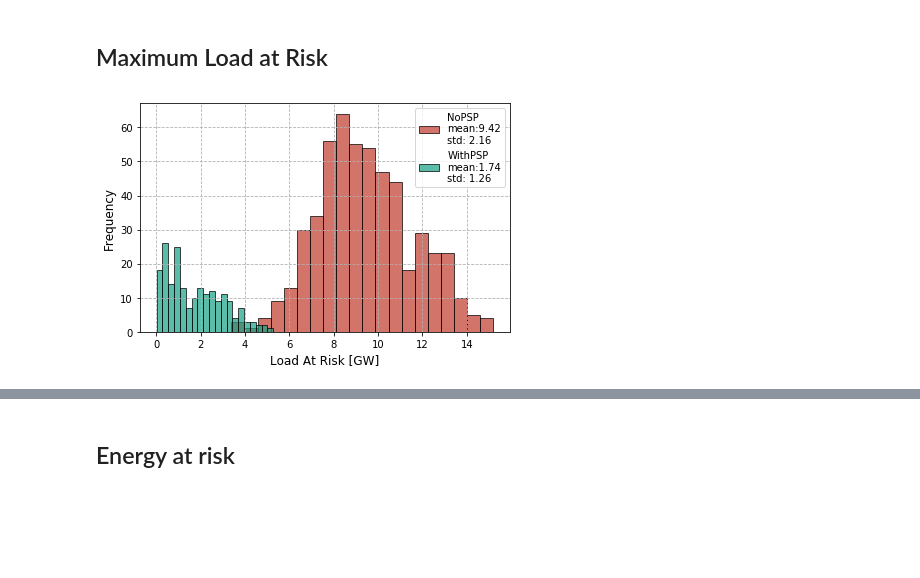
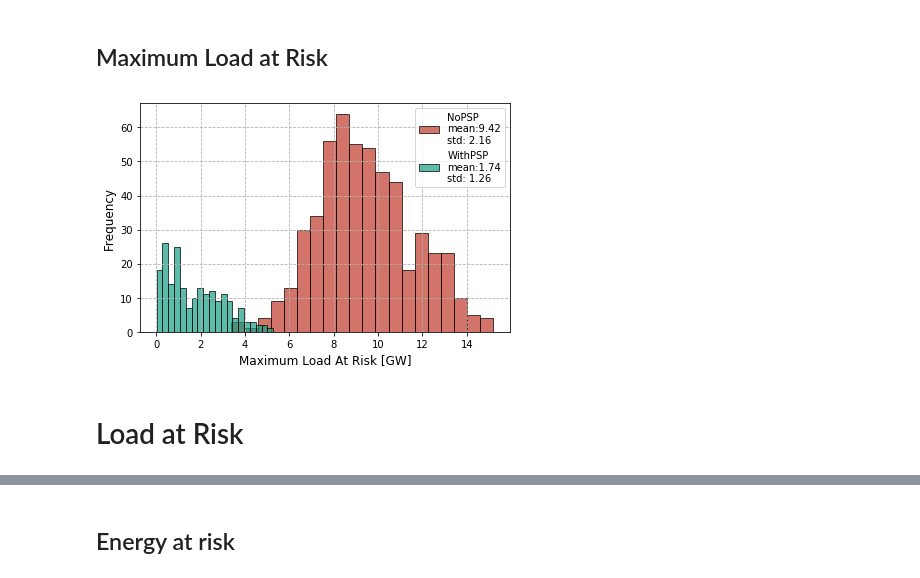
Before and after one commit to samarthiith/DE_CoalPhaseOut, a Jupyter notebook: DE_coalPhaseOut.ipynb, the cells around one changed output, grey strips where cells are left out. Drawn from its saved outputs; the diff is of its cells as text; code cells hidden in the pictures; blank space fills up the shorter version.

```diff
--- a/DE_coalPhaseOut.ipynb
+++ b/DE_coalPhaseOut.ipynb
@@ -466,24 +339,26 @@ plt.savefig(outLoc+'/'+'HoursAtRisk_sc.pdf')
 # %%
 def maxLoadRisk(resLoad, reliableCap, saveFig, figName, color, case):
     loadAtRisk = ((resLoad[resLoad>reliableCap] - reliableCap)/1000).max()
     stat = case+'\nmean:%.2f\nstd: %.2f'% (loadAtRisk.mean(), loadAtRisk.std())
     plt.hist(loadAtRisk, bins=20, label=stat,
              edgecolor='black', color=color, alpha=0.7)
-    plt.xlabel('Load At Risk [GW]', fontsize=12)
+    plt.xlabel('Maximum Load At Risk [GW]', fontsize=12)
     plt.ylabel('Frequency', fontsize=12)
     #plt.xlim([0,20])
     #plt.ylim([0,60])
     plt.legend()
     plt.tight_layout()
     if saveFig:
         plt.savefig(outLoc+"/"+figName)
 
 
 maxLoadRisk(resLoad_b, reliableCap_w, saveFig=False, figName='as',
             color=c_withoutPump, case='NoPSP')
 maxLoadRisk(resLoad_b, reliableCap_b_ne, saveFig=False, figName='as',
             color=c_withPump, case='WithPSP')
 plt.grid(linestyle='--')
 plt.savefig(outLoc+'/MaxLoadAtRisk.pdf')
 # %% [output]
-[figure, old version]
+[figure, new version]
+# %% [markdown]
+# Load at Risk
```
Also changed, not shown: parts of 64 cells of this notebook, 11 other files.
